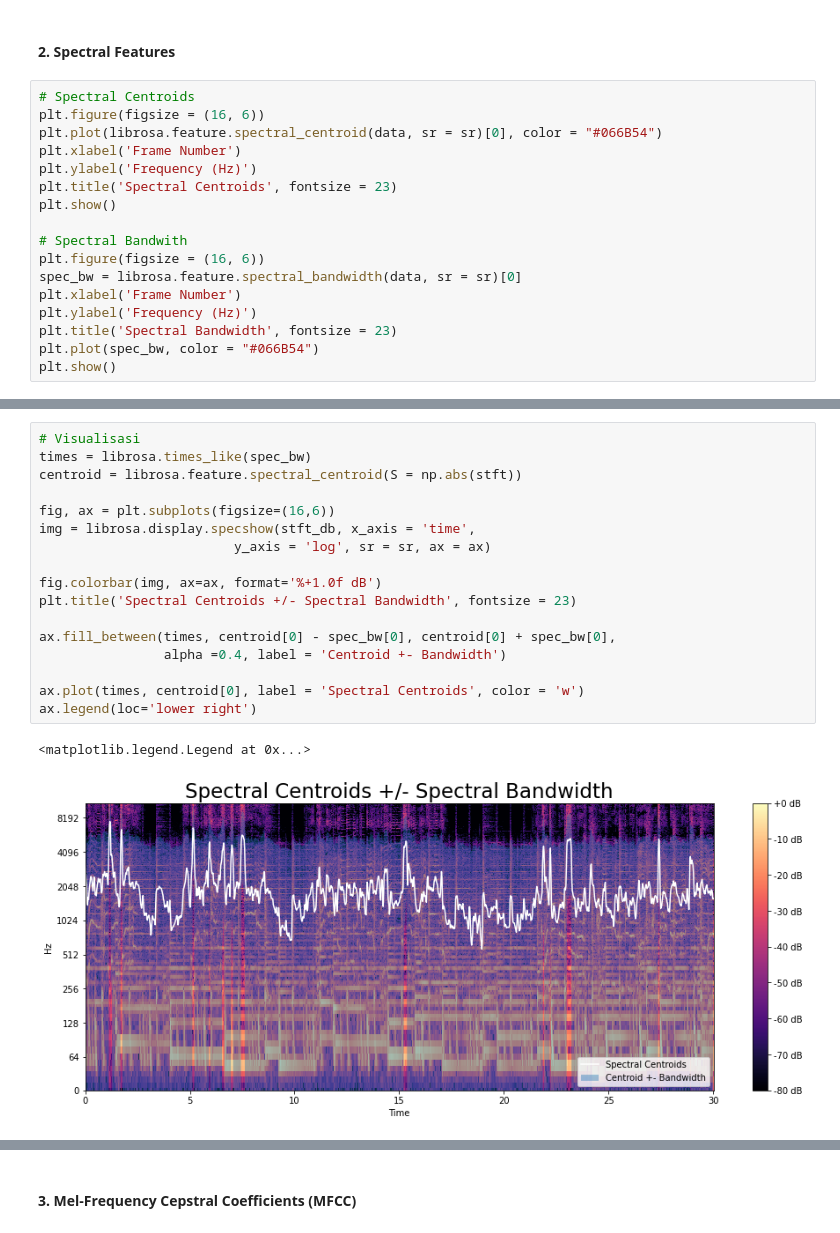
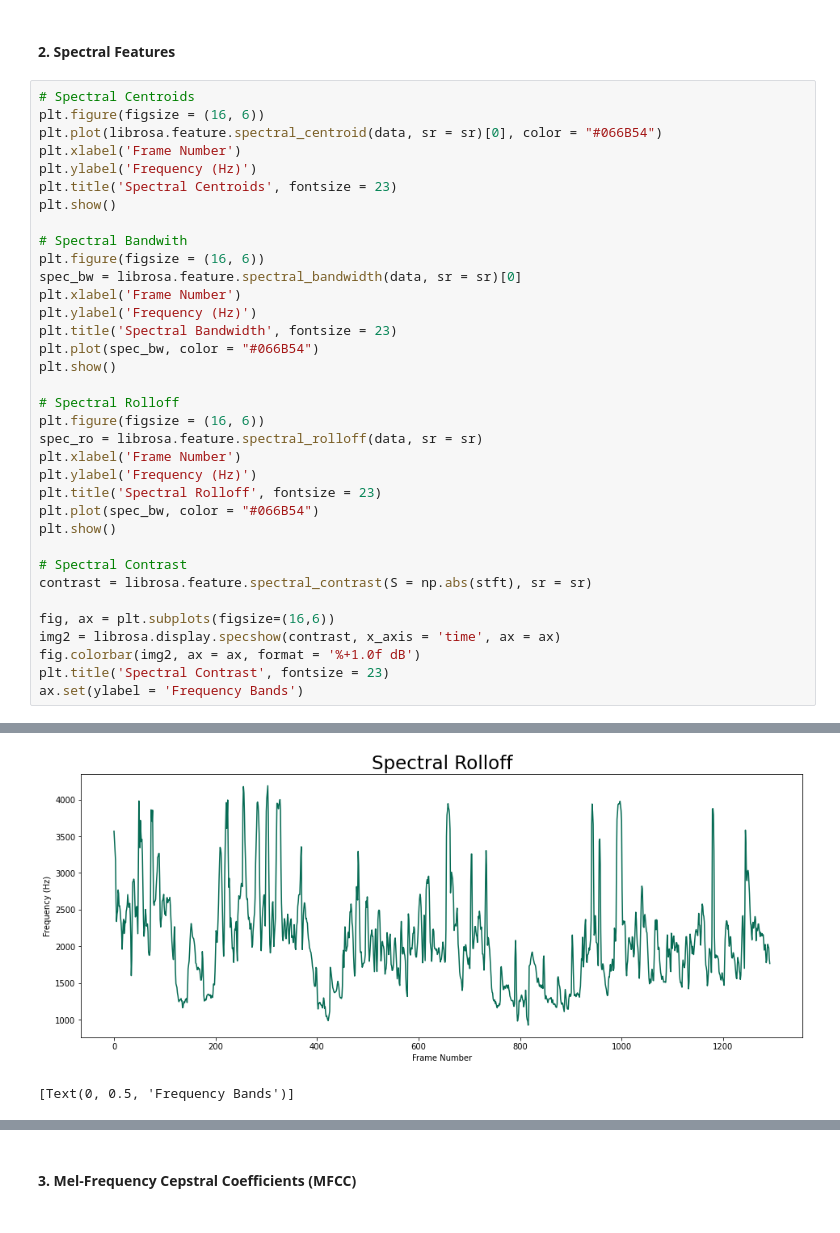
Before and after one commit to aldysp34/Music-Classification-and-Recommendation, a Jupyter notebook: music_classification.ipynb, the cells around one changed output, grey strips where cells are left out. Cells and saved outputs as stored; diff of their text form.

```diff
--- a/music_classification.ipynb
+++ b/music_classification.ipynb
@@ -171,20 +214,40 @@ tempo
 # %%
 # Spectral Centroids
 plt.figure(figsize = (16, 6))
 plt.plot(librosa.feature.spectral_centroid(data, sr = sr)[0], color = "#066B54")
 plt.xlabel('Frame Number')
 plt.ylabel('Frequency (Hz)')
 plt.title('Spectral Centroids', fontsize = 23)
 plt.show()
 
 # Spectral Bandwith
 plt.figure(figsize = (16, 6))
 spec_bw = librosa.feature.spectral_bandwidth(data, sr = sr)[0]
 plt.xlabel('Frame Number')
 plt.ylabel('Frequency (Hz)')
 plt.title('Spectral Bandwidth', fontsize = 23)
 plt.plot(spec_bw, color = "#066B54")
 plt.show()
+
+# Spectral Rolloff
+plt.figure(figsize = (16, 6))
+spec_ro = librosa.feature.spectral_rolloff(data, sr = sr)
+plt.xlabel('Frame Number')
+plt.ylabel('Frequency (Hz)')
+plt.title('Spectral Rolloff', fontsize = 23)
+plt.plot(spec_bw, color = "#066B54")
+plt.show()
+
+# Spectral Contrast
+contrast = librosa.feature.spectral_contrast(S = np.abs(stft), sr = sr)
+
+fig, ax = plt.subplots(figsize=(16,6))
+img2 = librosa.display.specshow(contrast, x_axis = 'time', ax = ax)
+fig.colorbar(img2, ax = ax, format = '%+1.0f dB')
+plt.title('Spectral Contrast', fontsize = 23)
+ax.set(ylabel = 'Frequency Bands')
 # %% [output]
 [figure]
 [figure]
+[figure, added]
+[Text(0, 0.5, 'Frequency Bands')]
@@ -191,20 +254,0 @@ plt.show()
-# %%
-# Visualisasi
-times = librosa.times_like(spec_bw)
-centroid = librosa.feature.spectral_centroid(S = np.abs(stft))
-
-fig, ax = plt.subplots(figsize=(16,6))
-img = librosa.display.specshow(stft_db, x_axis = 'time',
-                         y_axis = 'log', sr = sr, ax = ax)
-
-fig.colorbar(img, ax=ax, format='%+1.0f dB')
-plt.title('Spectral Centroids +/- Spectral Bandwidth', fontsize = 23)
-
-ax.fill_between(times, centroid[0] - spec_bw[0], centroid[0] + spec_bw[0],
-                alpha =0.4, label = 'Centroid +- Bandwidth')
-
-ax.plot(times, centroid[0], label = 'Spectral Centroids', color = 'w')
-ax.legend(loc='lower right')
-# %% [output]
-<matplotlib.legend.Legend at 0x...>
-[figure, removed]
```
Also changed, not shown: parts of 68 cells of this notebook.
